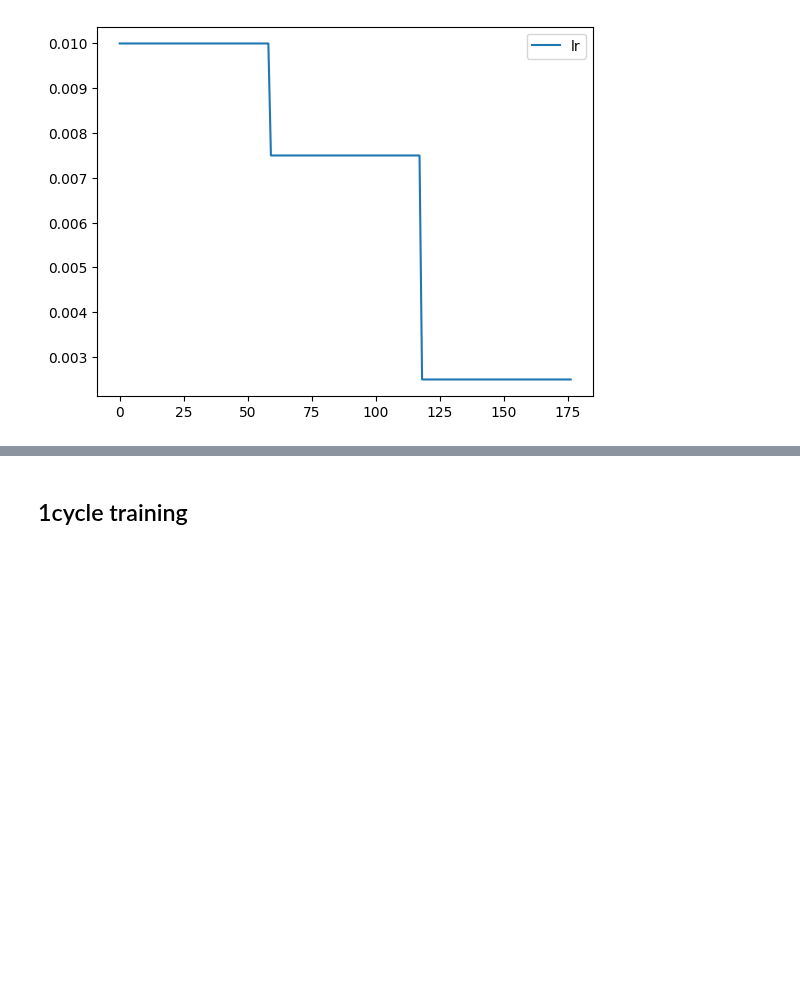
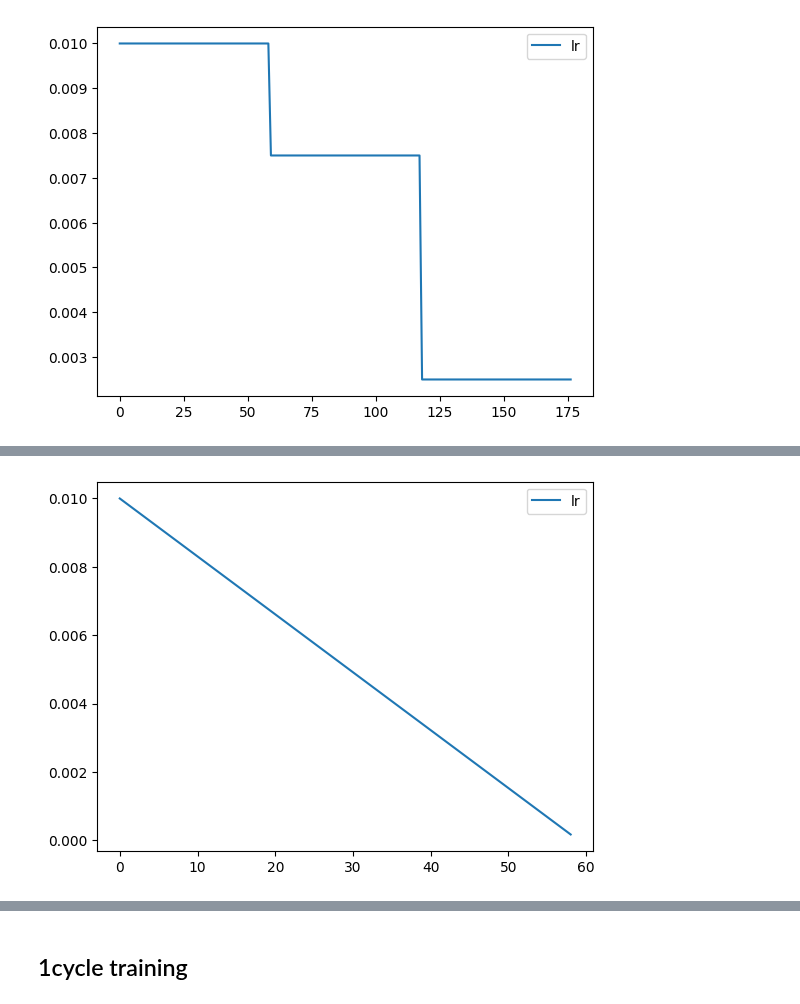
Before and after one commit to daniilgaltsev/fastai_course, a Jupyter notebook: nbs/12_accel_sgd.ipynb, the cells around one changed output, grey strips where cells are left out. Cells and saved outputs as stored; diff of their text form; code cells hidden in the pictures; blank space fills up the shorter version.

```diff
--- a/nbs/12_accel_sgd.ipynb
+++ b/nbs/12_accel_sgd.ipynb
@@ -426,0 +488,4 @@ record.plot()
+# %%
+record.plot()
+# %% [output]
+[figure, added]
```
Also changed, not shown: parts of 10 cells of this notebook, 1 other file.
